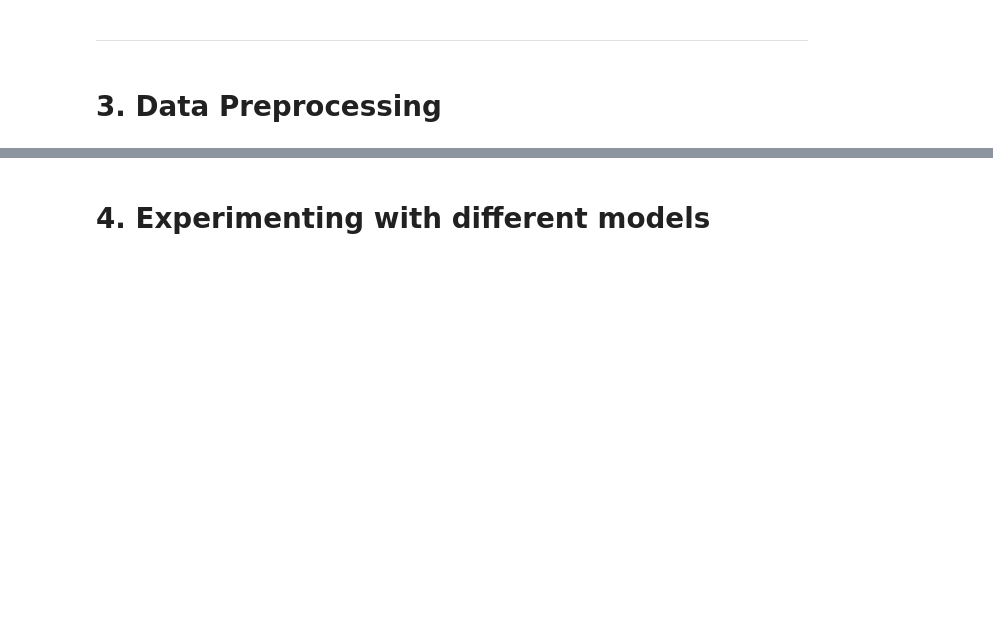
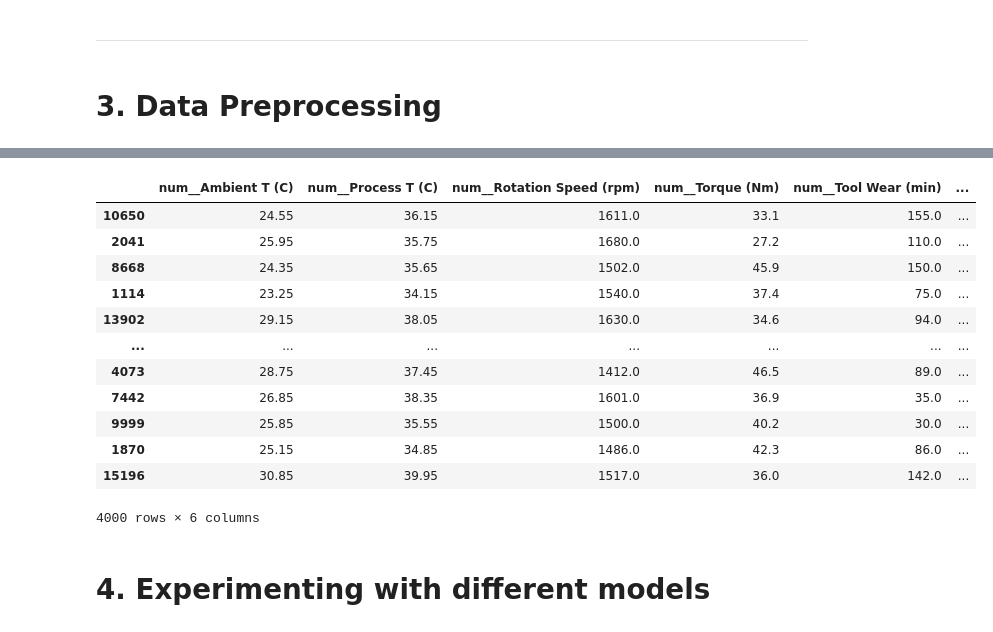
Before and after one commit to Mrkcuz-21/Predicting-Factory-Machine-Status-ML-Project, a Jupyter notebook: Predicting_Factory_Machine_Status_ML.ipynb, the cells around one changed output, grey strips where cells are left out. Saved outputs shown, nothing was run; the diff lists cells and outputs as text; code cells hidden in the pictures; blank space fills up the shorter version.

```diff
--- a/Predicting_Factory_Machine_Status_ML.ipynb
+++ b/Predicting_Factory_Machine_Status_ML.ipynb
@@ -313,3 +341,19 @@ then i want to work with a pipeline as well but i have never used a pipeline bef
+# %%
+X_test_processed
+# %% [output]
+|  | num__Ambient T (C) | num__Process T (C) | num__Rotation Speed (rpm) | num__Torque (Nm) | num__Tool Wear (min) | ... |
+| 10650 | 24.55 | 36.15 | 1611.0 | 33.1 | 155.0 | ... |
+| 2041 | 25.95 | 35.75 | 1680.0 | 27.2 | 110.0 | ... |
+| 8668 | 24.35 | 35.65 | 1502.0 | 45.9 | 150.0 | ... |
+| 1114 | 23.25 | 34.15 | 1540.0 | 37.4 | 75.0 | ... |
+| 13902 | 29.15 | 38.05 | 1630.0 | 34.6 | 94.0 | ... |
+| ... | ... | ... | ... | ... | ... | ... |
+| 4073 | 28.75 | 37.45 | 1412.0 | 46.5 | 89.0 | ... |
+| 7442 | 26.85 | 38.35 | 1601.0 | 36.9 | 35.0 | ... |
+| 9999 | 25.85 | 35.55 | 1500.0 | 40.2 | 30.0 | ... |
+| 1870 | 25.15 | 34.85 | 1486.0 | 42.3 | 86.0 | ... |
+| 15196 | 30.85 | 39.95 | 1517.0 | 36.0 | 142.0 | ... |
+4000 rows × 6 columns
 # %% [markdown]
 # 4. Experimenting with different models
 # %% [markdown]
```
Also changed, not shown: parts of 16 cells of this notebook.
